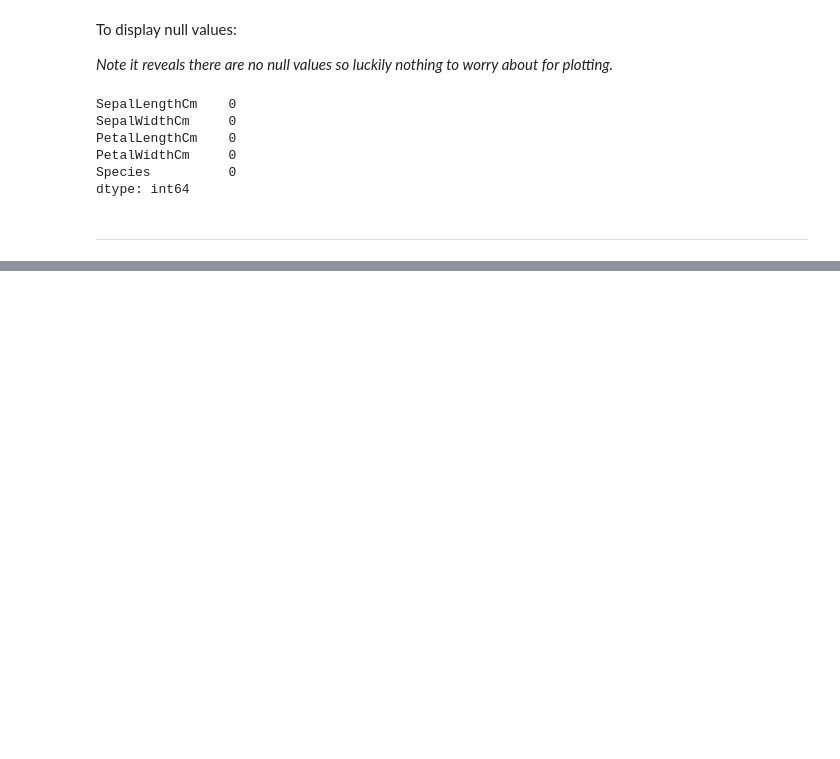
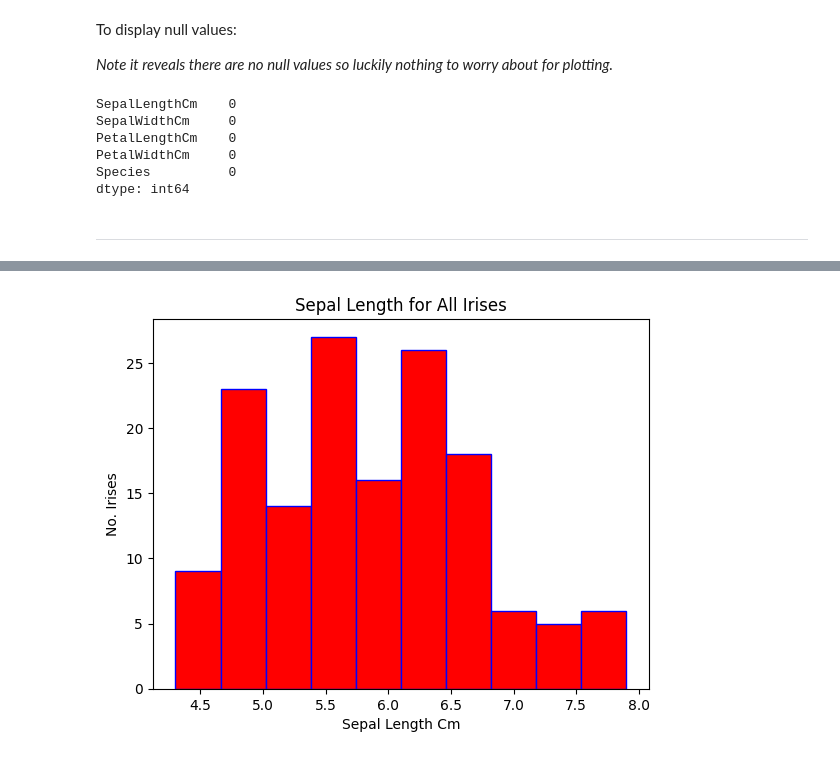
Before and after one commit to PectenMaximus/FDA_1, a Jupyter notebook: FDA1_Notebook.ipynb, the cells around one changed output, grey strips where cells are left out. Cells and saved outputs as stored; diff of their text form; code cells hidden in the pictures; blank space fills up the shorter version.

```diff
--- a/FDA1_Notebook.ipynb
+++ b/FDA1_Notebook.ipynb
@@ -111,0 +126,11 @@ dtype: int64
+# %%
+# Histoogram of sepal length for all irises
+x = np.array(IrisData['SepalLengthCm'])
+plt.title("Sepal Length for All Irises", loc = 'center')
+plt.xlabel("Sepal Length Cm")
+plt.ylabel("No. Irises")
+
+plt.hist(x, color= 'red', edgecolor='blue')
+plt.show()
+# %% [output]
+[figure, added]
```
Also changed, not shown: parts of 24 cells of this notebook.
